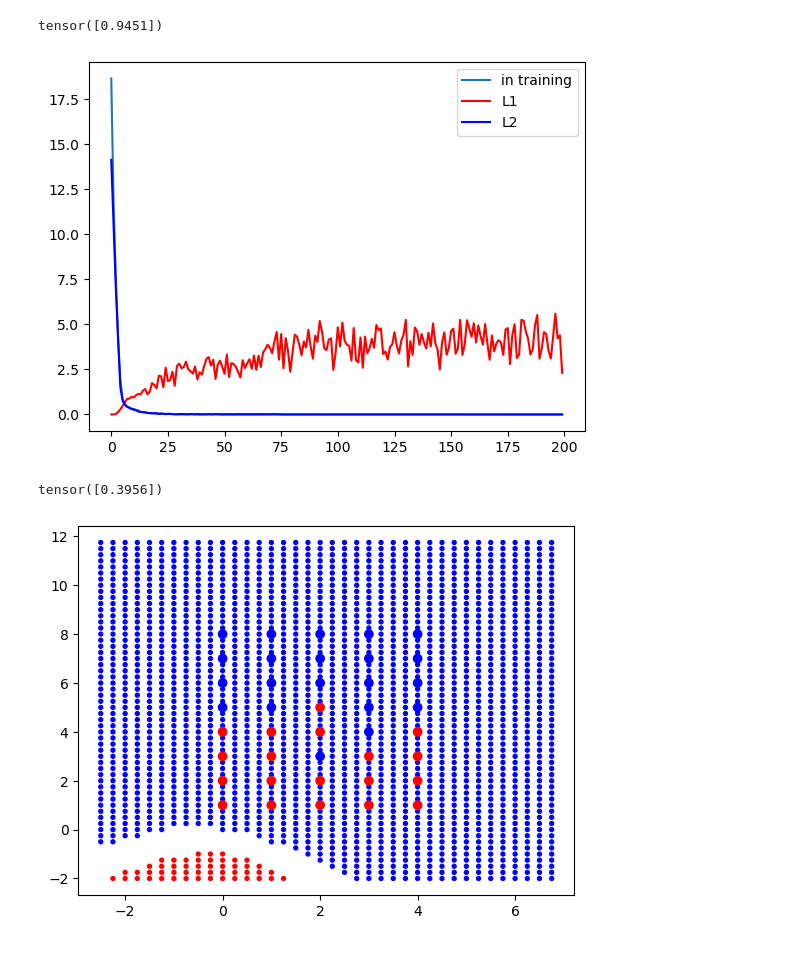
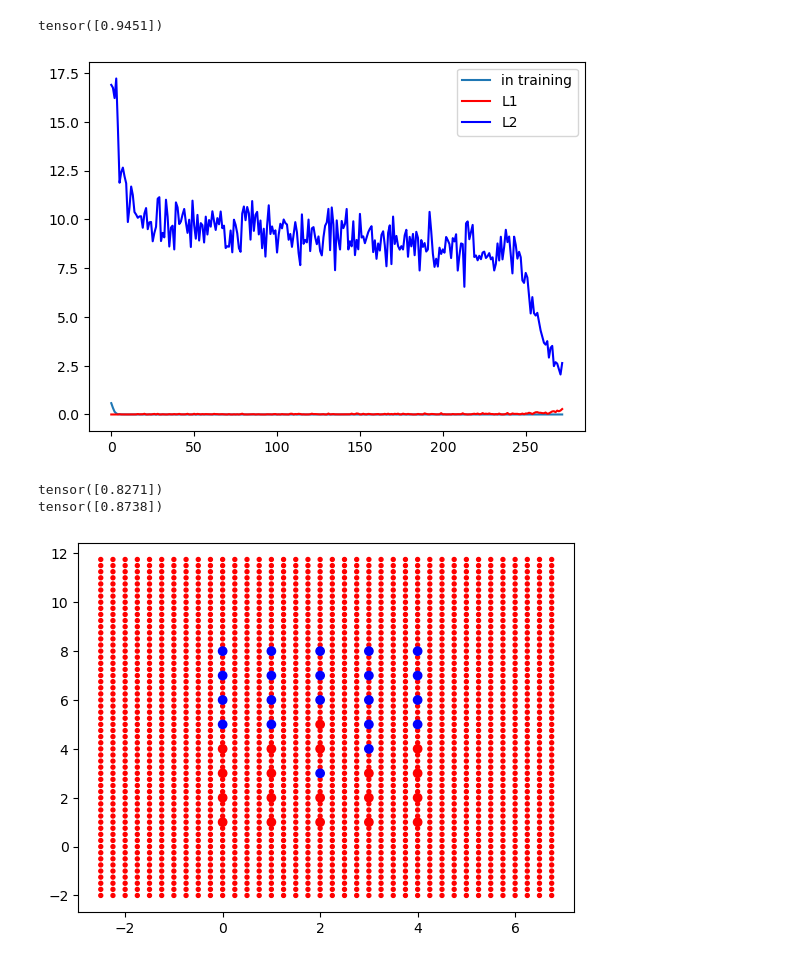
Before and after one commit to PatatoBy/SEAI, a Jupyter notebook: modello_fiaschi.ipynb, the cells around one changed output. Drawn from its saved outputs; the diff is of its cells as text; code cells hidden in the pictures.

```diff
--- a/modello_fiaschi.ipynb
+++ b/modello_fiaschi.ipynb
@@ -213,30 +213,34 @@ tensor([0.9451])
 # %%
 #TRAIN FASE 2
 
 err = []
 err_L1 = []
 err_L2 = []
 modello.generate_orthogonal_base(dl1)
 
-for _ in range(200):
+e_L1 = 1e-4
+while e_L1 < 0.25:
     e = modello.train(dl0, 'L2')
     err.append(e)
+
     e_L1 = modello.test(dl1)
     err_L1.append(e_L1)
     e_L2 = modello.test(dl0)
     err_L2.append(e_L2)
 
 plt.plot([x for x in range(len(err))], err,label='in training')
 plt.plot([x for x in range(len(err_L1))], err_L1,label='L1',color='red')
 plt.plot([x for x in range(len(err_L2))], err_L2,label='L2',color = 'blue')
 plt.legend()
 plt.show()
 # %% [output]
-[figure, old version]
+[figure, new version]
 # %%
 print(modello(torch.tensor([0,0], dtype = torch.float)))
+print(modello(torch.tensor([2,5], dtype = torch.float)))
 # %% [output]
-tensor([0.3956])
+tensor([0.8271])
+tensor([0.8738])
 # %%
 #PLOT FASE 2
 
@@ -251,4 +255,4 @@ with torch.no_grad():
 # BLUE -> y == 0 [PUO ENTRARE]
 # WHITE -> indecisione
 # %% [output]
-[figure, old version]
+[figure, new version]
```
Also changed, not shown: parts of 1 cell of this notebook.
